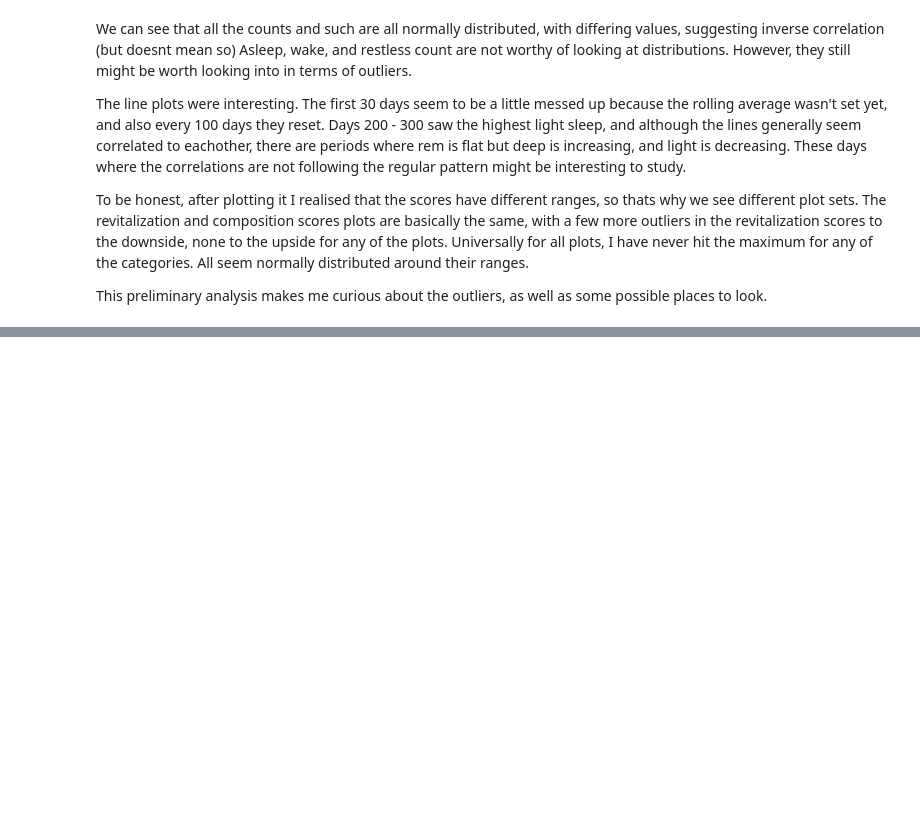
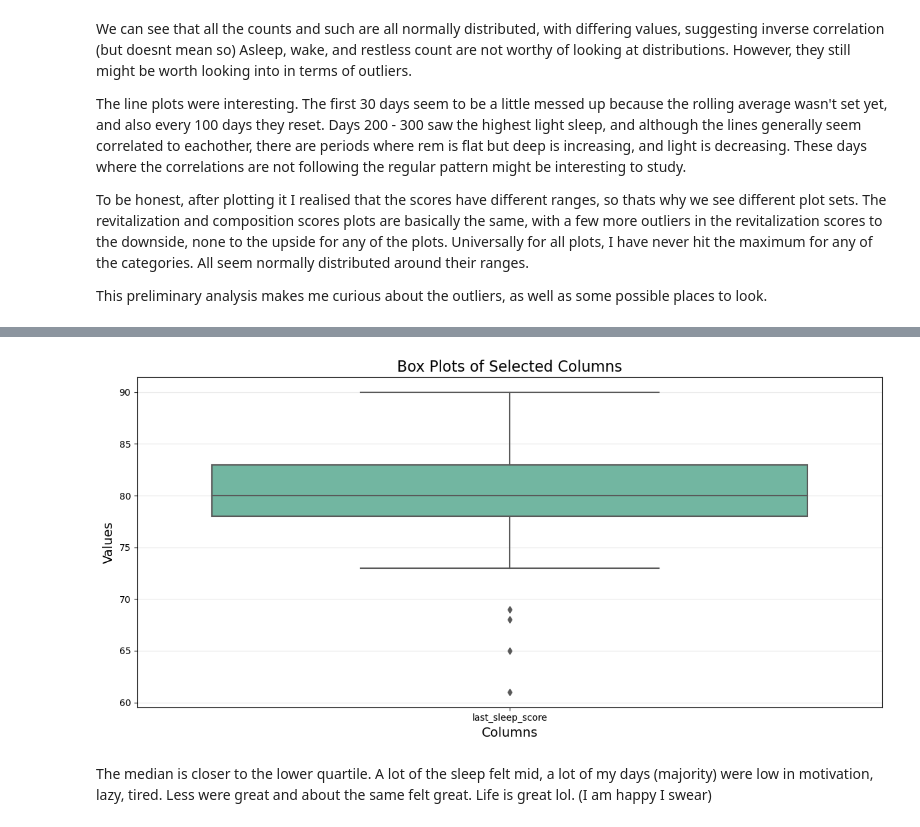
Before and after one commit to Saatvik1/Fishbit, a Jupyter notebook: notebooks/6.0-ss-EDA.ipynb, the cells around one changed output, grey strips where cells are left out. Cells and saved outputs as stored; diff of their text form; code cells hidden in the pictures; blank space fills up the shorter version.

```diff
--- a/notebooks/6.0-ss-EDA.ipynb
+++ b/notebooks/6.0-ss-EDA.ipynb
@@ -516,0 +606,4 @@ This preliminary analysis makes me curious about the outliers, as well as some p
+# %%
+form_df = pd.read_csv(data_path + 'initial_clean_gf.csv')
+
+form_df.head()
@@ -516,0 +648,16 @@ This preliminary analysis makes me curious about the outliers, as well as some p
+# %%
+#drop these columns because there is only 1 value for them
+form_df.drop(columns=['stress_responsiveness', 'stress_exertion', 'stress_sleep', 'stress_mgmt_score'], inplace=True)
+# %%
+string_cols = list(form_df.select_dtypes(include=['object']).columns)
+string_cols.remove("timestamp")
+string_cols.remove("date")
+
+num_cols = list(form_df.select_dtypes(include=['number']).columns)
+
+
+for col in string_cols:
+    print(f"Column: {col}")
+    print(form_df[col].value_counts())
+
+print(num_cols)
@@ -516,0 +682,7 @@ This preliminary analysis makes me curious about the outliers, as well as some p
+# %%
+plot_boxplots(form_df, num_cols)
+# %% [output]
+[figure, added]
+# %% [markdown]
+The median is closer to the lower quartile. A lot of the sleep felt mid, a lot of my days (majority) were low in motivation, lazy, tired. Less were great and about the same felt great.
+Life is great lol. (I am happy I swear)
```
Also changed, not shown: parts of 19 cells of this notebook.
